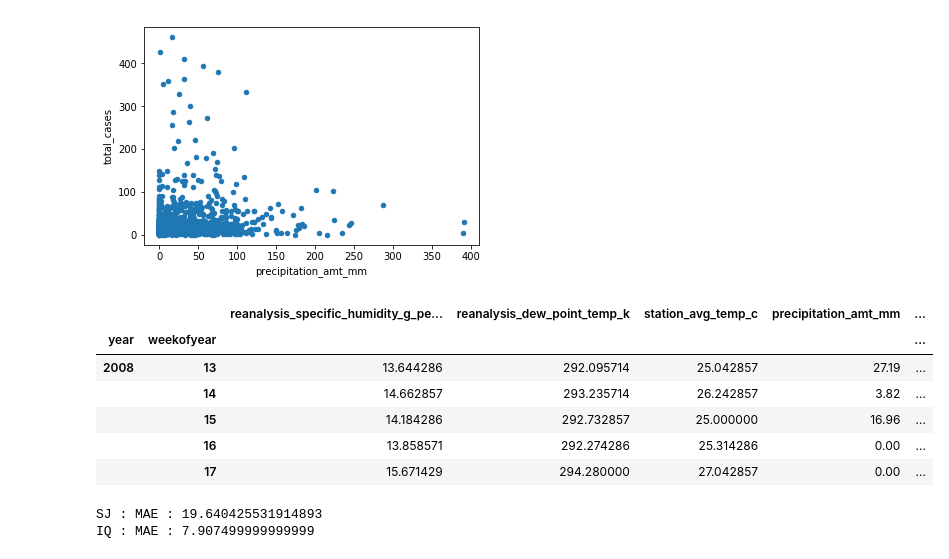
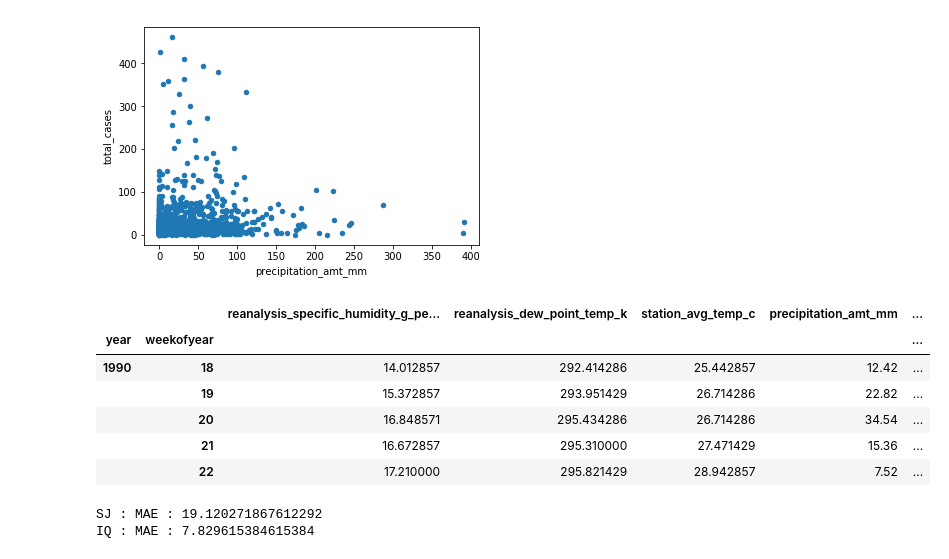
Before and after one commit to ChamodDamitha/Dengue-ML, a Jupyter notebook: Dengue-ML-2.ipynb, the cells around one changed output. Cells and saved outputs as stored; diff of their text form; code cells hidden in the pictures.

```diff
--- a/Dengue-ML-2.ipynb
+++ b/Dengue-ML-2.ipynb
@@ -301,7 +283,11 @@ def preprocess_data(data_path, labels_path=None):
 
     df["precipitation_amt_mm_last_week"] = df.precipitation_amt_mm.shift(1)
 
-    df['station_avg_temp_c_mn_avg'] = df['station_avg_temp_c'].rolling(window=5).mean()
+    df['station_avg_temp_c_mv_avg'] = df['station_avg_temp_c'].rolling(window=5).mean()
+    df['precipitation_amt_mm_mv_avg'] = df['precipitation_amt_mm'].rolling(window=5).mean()
+
+    features.append('station_avg_temp_c_mv_avg')
+    features.append('precipitation_amt_mm_mv_avg')
 
     df.fillna(method='ffill', inplace=True)
     df = df.fillna(df.mean())
@@ -341,15 +327,15 @@ def preprocess_data(data_path, labels_path=None):
 # %%
 sj_train, iq_train, sj_label, iq_label = preprocess_data(train_feature_filename, labels_path=train_label_filename)
 
-sj_train.tail()
+sj_train.head()
 # %% [output]
 |  |  | reanalysis_specific_humidity_g_pe... | reanalysis_dew_point_temp_k | station_avg_temp_c | precipitation_amt_mm | ... |
 | year | weekofyear |  |  |  |  | ... |
-| 2008 | 13 | 13.644286 | 292.095714 | 25.042857 | 27.19 | ... |
-|  | 14 | 14.662857 | 293.235714 | 26.242857 | 3.82 | ... |
-|  | 15 | 14.184286 | 292.732857 | 25.000000 | 16.96 | ... |
-|  | 16 | 13.858571 | 292.274286 | 25.314286 | 0.00 | ... |
-|  | 17 | 15.671429 | 294.280000 | 27.042857 | 0.00 | ... |
+| 1990 | 18 | 14.012857 | 292.414286 | 25.442857 | 12.42 | ... |
+|  | 19 | 15.372857 | 293.951429 | 26.714286 | 22.82 | ... |
+|  | 20 | 16.848571 | 295.434286 | 26.714286 | 34.54 | ... |
+|  | 21 | 16.672857 | 295.310000 | 27.471429 | 15.36 | ... |
+|  | 22 | 17.210000 | 295.821429 | 28.942857 | 7.52 | ... |
 # %%
 from sklearn.model_selection import train_test_split
 
@@ -396,8 +382,8 @@ print("IQ : MAE : " + str(mean_absolute_error(iq_test_y, iq_pred_val)))
 
 # sj_model.feature_importances_
 # %% [output]
-SJ : MAE : 19.640425531914893
-IQ : MAE : 7.907499999999999
+SJ : MAE : 19.120271867612292
+IQ : MAE : 7.829615384615384
 # %%
 figs, axes = plt.subplots(nrows=2, ncols=1)
 
```
Also changed, not shown: parts of 3 cells of this notebook, 1 other file.
